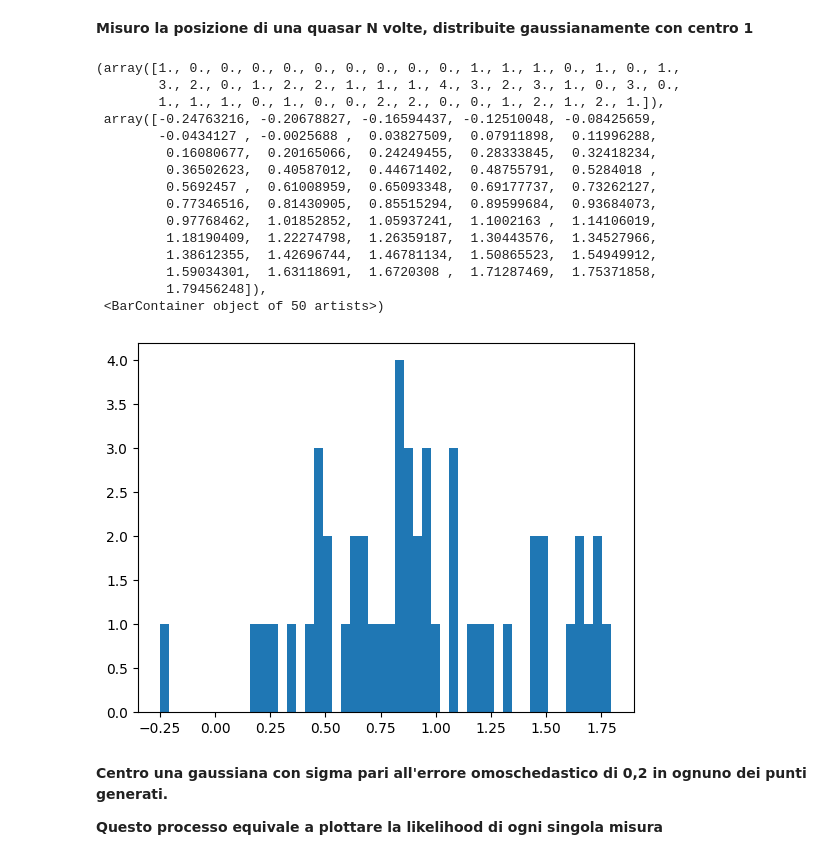
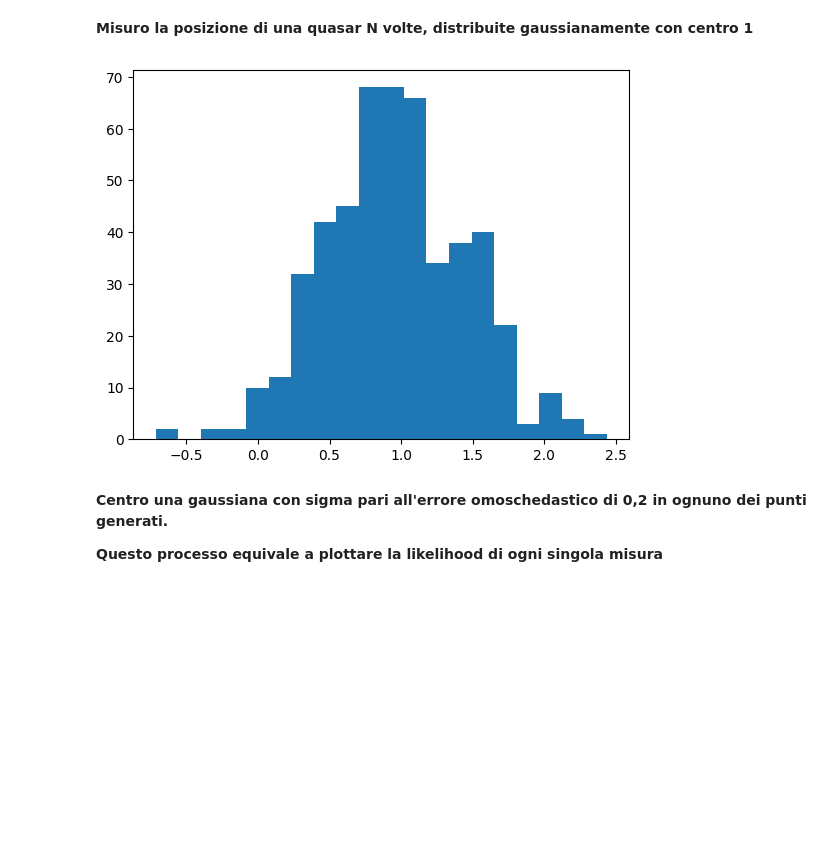
Before and after one commit to oblivion0218/ES_AstroStatistic, a Jupyter notebook: Riccardo_Bossi/lez 5/max_log_likelihood.ipynb, the cells around one changed output. Saved outputs shown, nothing was run; the diff lists cells and outputs as text; code cells hidden in the pictures; blank space fills up the shorter version.

```diff
--- a/Riccardo_Bossi/lez 5/max_log_likelihood.ipynb
+++ b/Riccardo_Bossi/lez 5/max_log_likelihood.ipynb
@@ -1,33 +1,29 @@
+# %%
+from astroML import stats as astroMLstats
+
+def bins_num (X) :
+
+    sigmaG2 = astroMLstats.sigmaG(X) # quantile al 75 - quantile al 25
+    binsize = 2.7 * sigmaG2 / (len(X)**(1/3)) #formula di Freedman-Diaconis
+    N = (max(X) - min(X))/binsize
+
+    return int(N+2)
 # %% [markdown]
 **Misuro la posizione di una quasar N volte, distribuite gaussianamente con centro 1**
 # %%
 import numpy as np
 from matplotlib import pyplot as plt
 
-N = 50           # ripetizioni
+N = 500           # ripetizioni
 mu = 1           # posizione vera della quasar
 sigma = 0.5      # "rumore gaussiano" attorno alla posizione vera
 
 x = np.random.normal(mu, sigma , N)
 
-plt.hist(x, bins = 50)
+plt.hist(x, bins_num(x))
+plt.show()
 # %% [output]
-(array([1., 0., 0., 0., 0., 0., 0., 0., 0., 0., 1., 1., 1., 0., 1., 0., 1.,
-        3., 2., 0., 1., 2., 2., 1., 1., 1., 4., 3., 2., 3., 1., 0., 3., 0.,
-        1., 1., 1., 0., 1., 0., 0., 2., 2., 0., 0., 1., 2., 1., 2., 1.]),
- array([-0.24763216, -0.20678827, -0.16594437, -0.12510048, -0.08425659,
-        -0.0434127 , -0.0025688 ,  0.03827509,  0.07911898,  0.11996288,
-         0.16080677,  0.20165066,  0.24249455,  0.28333845,  0.32418234,
-         0.36502623,  0.40587012,  0.44671402,  0.48755791,  0.5284018 ,
-         0.5692457 ,  0.61008959,  0.65093348,  0.69177737,  0.73262127,
-         0.77346516,  0.81430905,  0.85515294,  0.89599684,  0.93684073,
-         0.97768462,  1.01852852,  1.05937241,  1.1002163 ,  1.14106019,
-         1.18190409,  1.22274798,  1.26359187,  1.30443576,  1.34527966,
-         1.38612355,  1.42696744,  1.46781134,  1.50865523,  1.54949912,
-         1.59034301,  1.63118691,  1.6720308 ,  1.71287469,  1.75371858,
-         1.79456248]),
- <BarContainer object of 50 artists>)
-[figure, old version]
+[figure, new version]
 # %% [markdown]
 **Centro una gaussiana con sigma pari all'errore omoschedastico di 0,2 in ognuno dei punti generati.**
 
```
Also changed, not shown: 4 other files.
